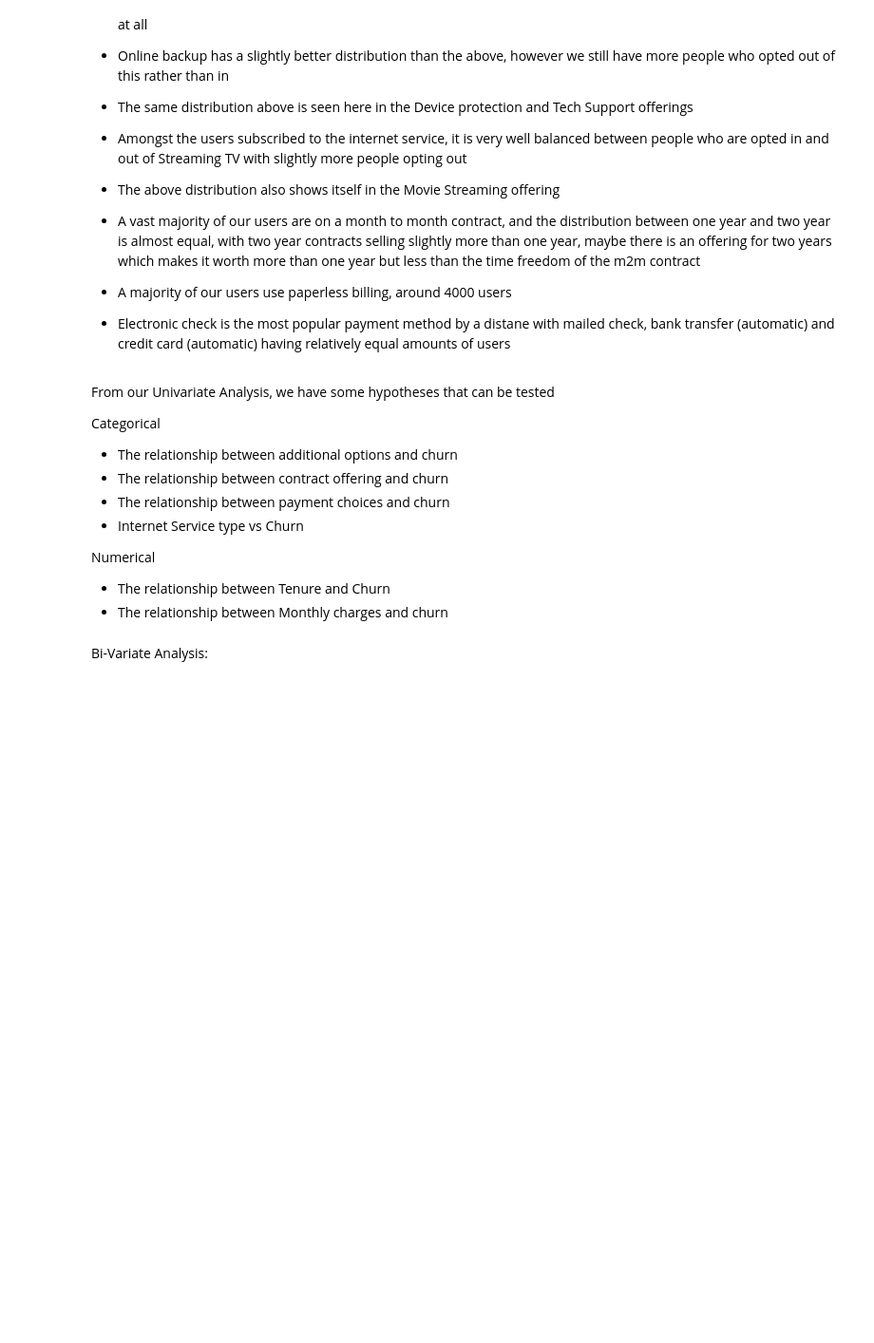
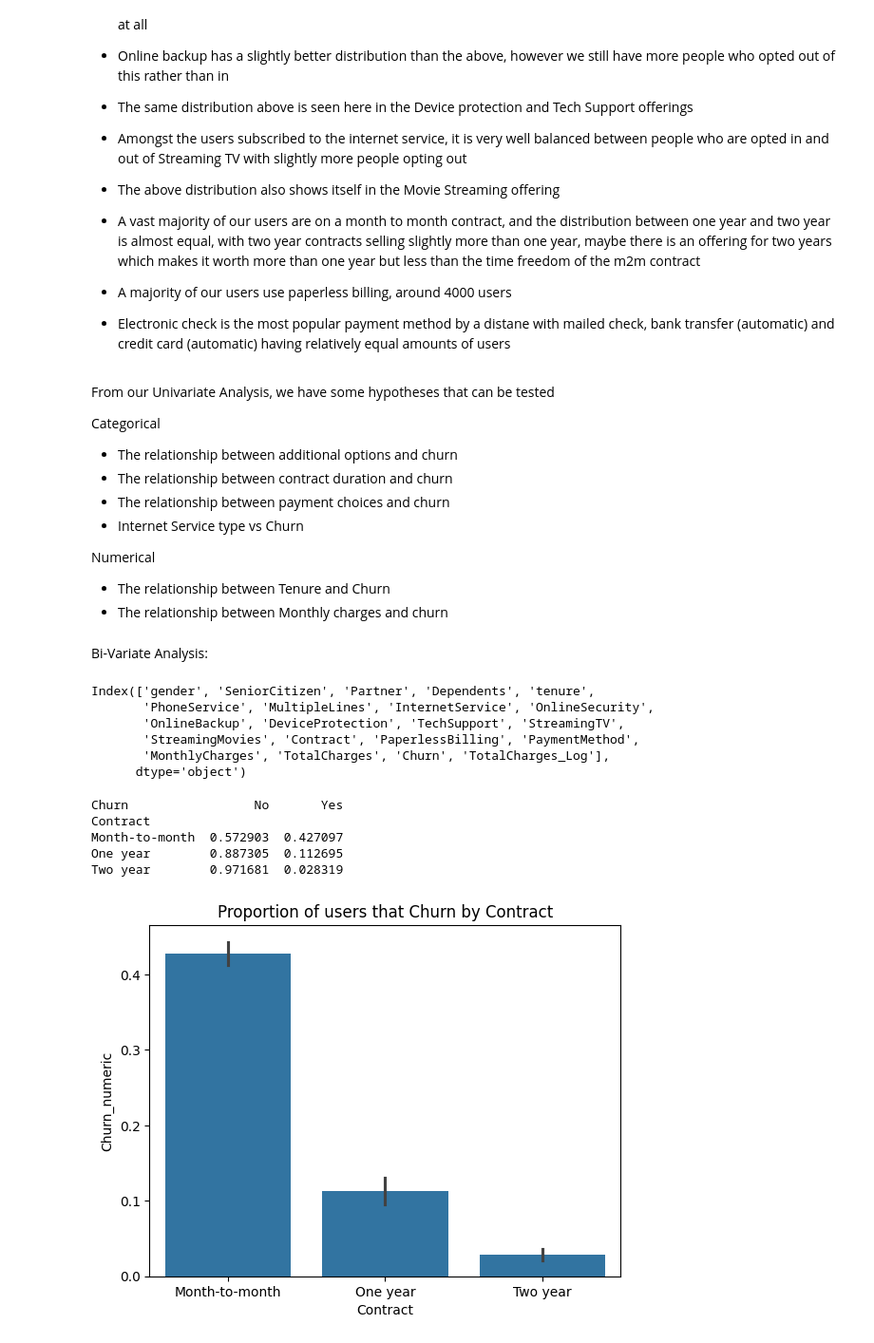
Before and after one commit to N-anle/TelecomChurnAnalysis, a Jupyter notebook: notebook.ipynb, the cells around one changed output. Shown: that part at 95% size. Cells and saved outputs as stored; diff of their text form; code cells hidden in the pictures; blank space fills up the shorter version.

Commit message:
Began Bi-Variate Analysis, just finished with churn against contract type

```diff
--- a/notebook.ipynb
+++ b/notebook.ipynb
@@ -411,7 +411,7 @@ From our Univariate Analysis, we have some hypotheses that can be tested
 
 Categorical
 * The relationship between additional options and churn
-* The relationship between contract offering and churn
+* The relationship between contract duration and churn
 * The relationship between payment choices and churn
 * Internet Service type vs Churn
 
@@ -420,3 +420,37 @@ Numerical
 * The relationship between Monthly charges and churn
 # %% [markdown]
 Bi-Variate Analysis:
+# %%
+df.columns
+# %% [output]
+Index(['gender', 'SeniorCitizen', 'Partner', 'Dependents', 'tenure',
+       'PhoneService', 'MultipleLines', 'InternetService', 'OnlineSecurity',
+       'OnlineBackup', 'DeviceProtection', 'TechSupport', 'StreamingTV',
+       'StreamingMovies', 'Contract', 'PaperlessBilling', 'PaymentMethod',
+       'MonthlyCharges', 'TotalCharges', 'Churn', 'TotalCharges_Log'],
+      dtype='object')
+# %%
+print(pd.crosstab(df['Contract'], df['Churn'], normalize = 'index'))
+# %% [output]
+Churn                 No       Yes
+Contract
+Month-to-month  0.572903  0.427097
+One year        0.887305  0.112695
+Two year        0.971681  0.028319
+# %%
+#Encoding the churn column for visualization
+df['Churn_numeric'] = df['Churn'].replace({
+    'Yes' : 1,
+    "No" : 0
+    }).astype(float)
+# %%
+plt.Figure(figsize=(6,4))
+sns.barplot(
+    data = df,
+    x = 'Contract',
+    y = 'Churn_numeric'
+)
+plt.title(f'Proportion of users that Churn by Contract')
+plt.show()
+# %% [output]
+[figure, added]
```
Also changed, not shown: parts of 2 cells of this notebook.
